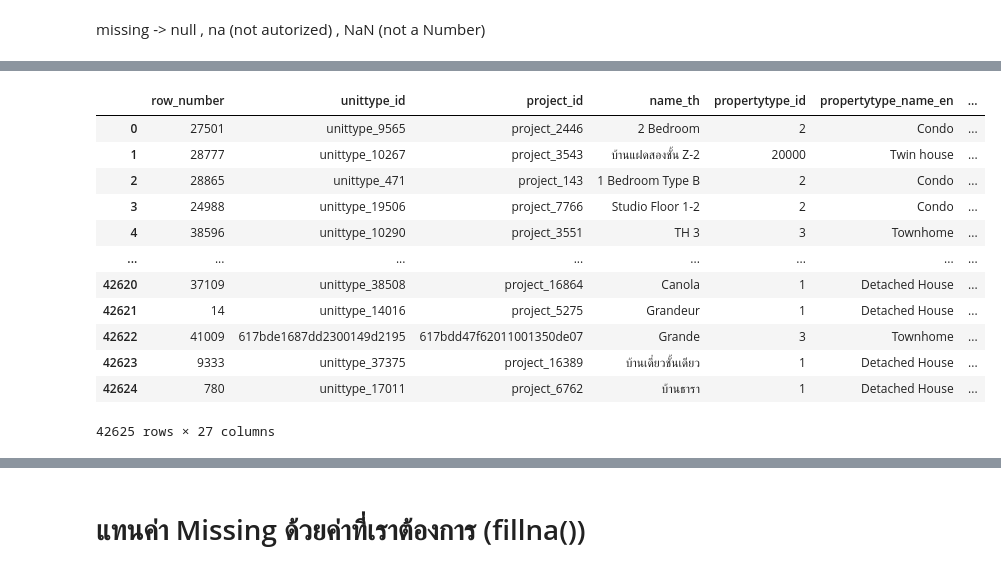
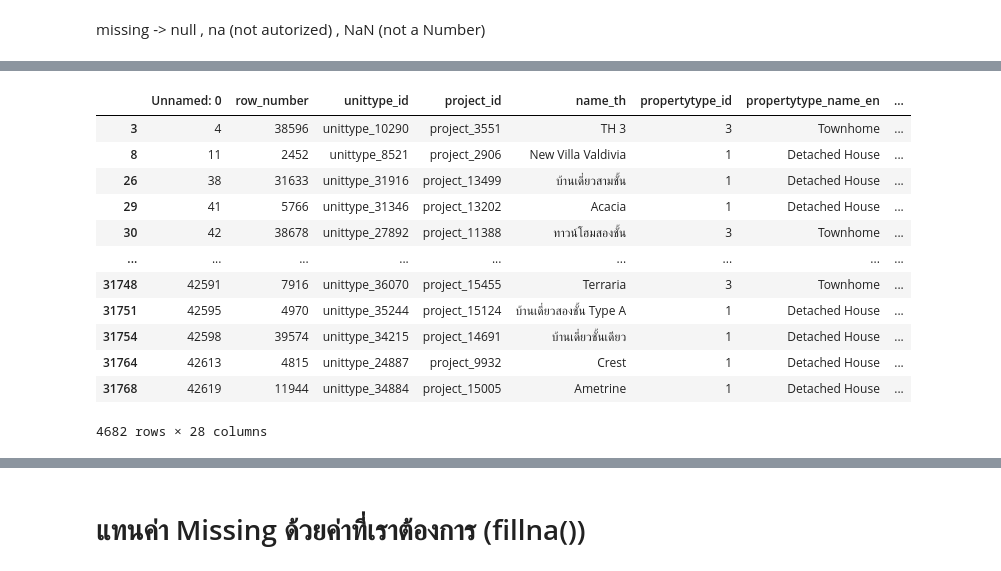
Before and after one commit to Phimphakanph22/BasicProg_DataViz65, a Jupyter notebook: Pandas101.ipynb, the cells around one changed output, grey strips where cells are left out. Cells and saved outputs as stored; diff of their text form; code cells hidden in the pictures.

```diff
--- a/Pandas101.ipynb
+++ b/Pandas101.ipynb
@@ -126,19 +172,19 @@ unit.dropna(how='all')
 # %%
-unit.dropna(thresh=2)
+unit.dropna(thresh=22)
 # %% [output]
-|  | row_number | unittype_id | project_id | name_th | propertytype_id | propertytype_name_en | ... |
-| 0 | 27501 | unittype_9565 | project_2446 | 2 Bedroom | 2 | Condo | ... |
-| 1 | 28777 | unittype_10267 | project_3543 | บ้านแฝดสองชั้น Z-2 | 20000 | Twin house | ... |
-| 2 | 28865 | unittype_471 | project_143 | 1 Bedroom Type B | 2 | Condo | ... |
-| 3 | 24988 | unittype_19506 | project_7766 | Studio Floor 1-2 | 2 | Condo | ... |
-| 4 | 38596 | unittype_10290 | project_3551 | TH 3 | 3 | Townhome | ... |
-| ... | ... | ... | ... | ... | ... | ... | ... |
-| 42620 | 37109 | unittype_38508 | project_16864 | Canola | 1 | Detached House | ... |
-| 42621 | 14 | unittype_14016 | project_5275 | Grandeur | 1 | Detached House | ... |
-| 42622 | 41009 | 617bde1687dd2300149d2195 | 617bdd47f62011001350de07 | Grande | 3 | Townhome | ... |
-| 42623 | 9333 | unittype_37375 | project_16389 | บ้านเดี่ยวชั้นเดียว | 1 | Detached House | ... |
-| 42624 | 780 | unittype_17011 | project_6762 | บ้านธารา | 1 | Detached House | ... |
+|  | Unnamed: 0 | row_number | unittype_id | project_id | name_th | propertytype_id | propertytype_name_en | ... |
+| 3 | 4 | 38596 | unittype_10290 | project_3551 | TH 3 | 3 | Townhome | ... |
+| 8 | 11 | 2452 | unittype_8521 | project_2906 | New Villa Valdivia | 1 | Detached House | ... |
+| 26 | 38 | 31633 | unittype_31916 | project_13499 | บ้านเดี่ยวสามชั้น | 1 | Detached House | ... |
+| 29 | 41 | 5766 | unittype_31346 | project_13202 | Acacia | 1 | Detached House | ... |
+| 30 | 42 | 38678 | unittype_27892 | project_11388 | ทาวน์โฮมสองชั้น | 3 | Townhome | ... |
+| ... | ... | ... | ... | ... | ... | ... | ... | ... |
+| 31748 | 42591 | 7916 | unittype_36070 | project_15455 | Terraria | 3 | Townhome | ... |
+| 31751 | 42595 | 4970 | unittype_35244 | project_15124 | บ้านเดี่ยวสองชั้น Type A | 1 | Detached House | ... |
+| 31754 | 42598 | 39574 | unittype_34215 | project_14691 | บ้านเดี่ยวชั้นเดียว | 1 | Detached House | ... |
+| 31764 | 42613 | 4815 | unittype_24887 | project_9932 | Crest | 1 | Detached House | ... |
+| 31768 | 42619 | 11944 | unittype_34884 | project_15005 | Ametrine | 1 | Detached House | ... |
-42625 rows × 27 columns
+4682 rows × 28 columns
 # %%
 unit.iloc[0,:]
 # %% [output]
```
Also changed, not shown: parts of 58 cells of this notebook.
